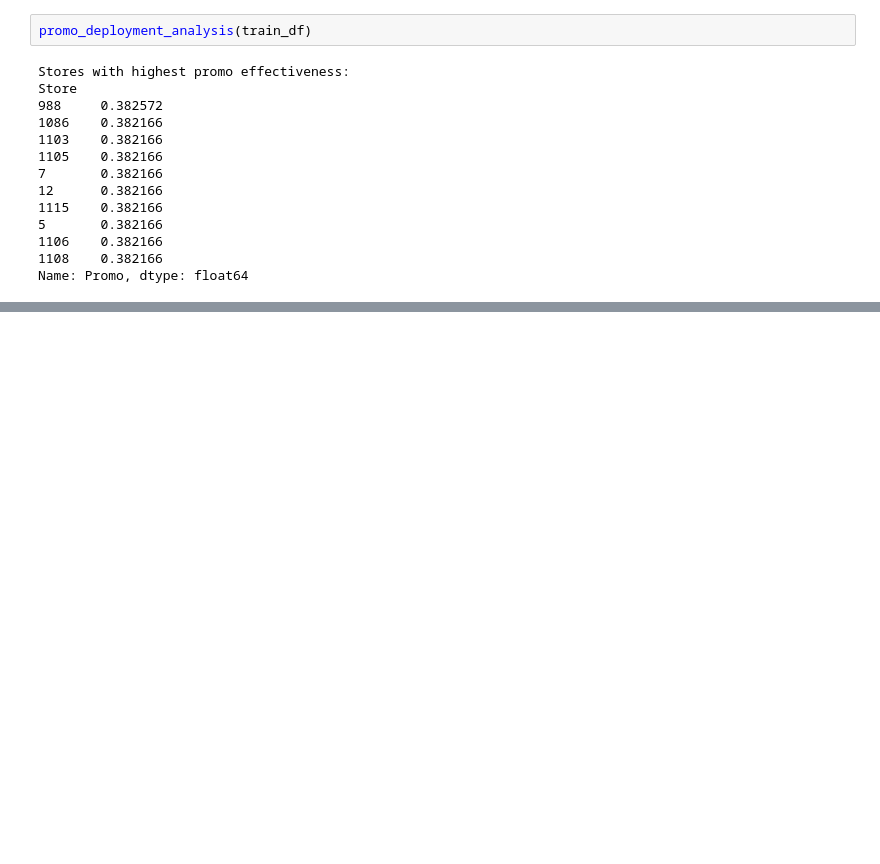
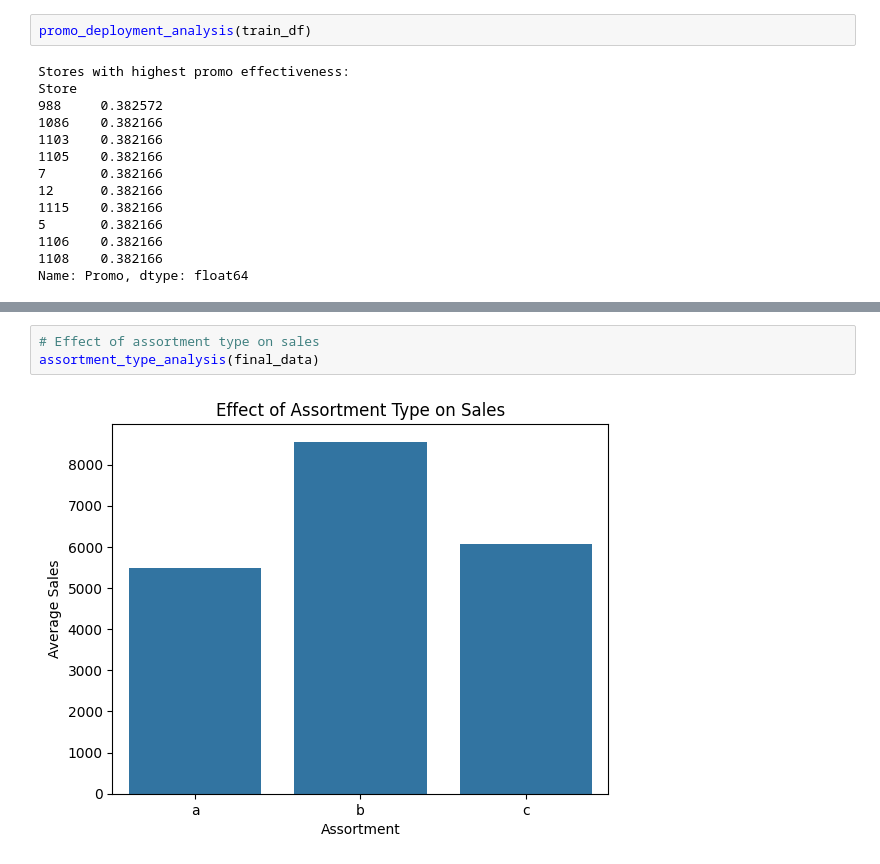
Before and after one commit to Abrham111/sales_forcast, a Jupyter notebook: notebooks/EDA.ipynb, the cells around one changed output, grey strips where cells are left out. Cells and saved outputs as stored; diff of their text form; blank space fills up the shorter version.

```diff
--- a/notebooks/EDA.ipynb
+++ b/notebooks/EDA.ipynb
@@ -102,0 +133,5 @@ Name: Promo, dtype: float64
+# %%
+# Effect of assortment type on sales
+assortment_type_analysis(final_data)
+# %% [output]
+[figure, added]
```
Also changed, not shown: parts of 7 cells of this notebook, 2 other files.
